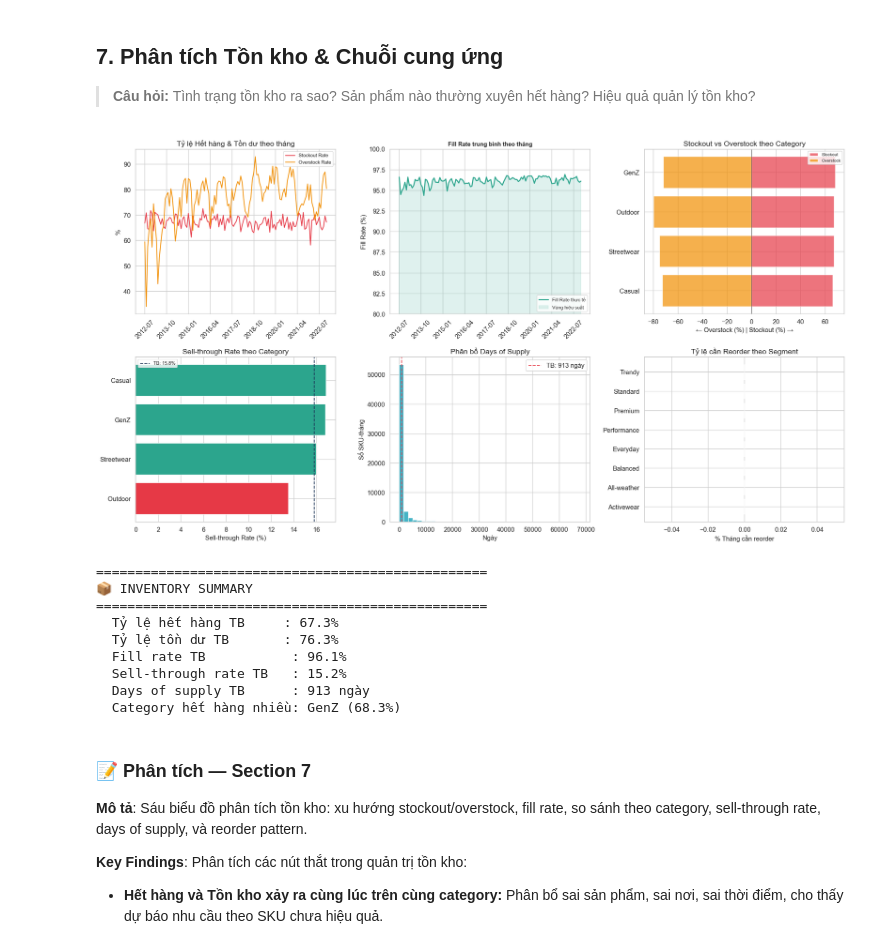
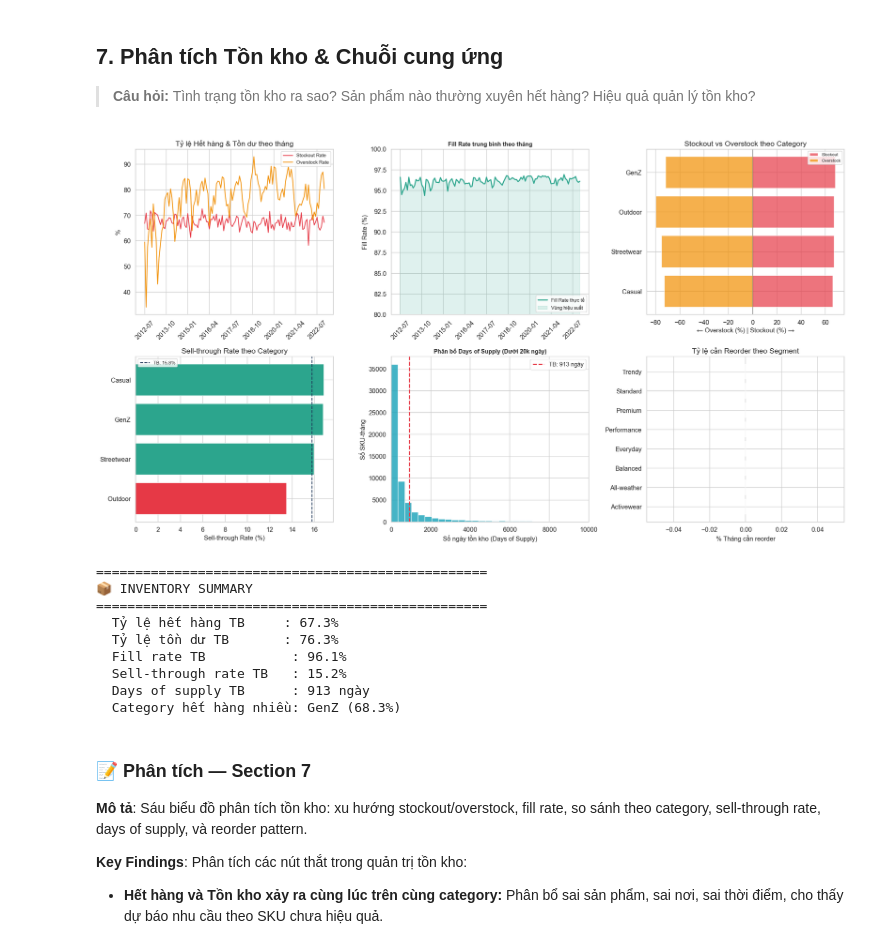
Before and after one commit to trieutienthanh284/Datathon2026, a Jupyter notebook: P2_EDA_Visualization.ipynb, the cells around one changed output. Saved outputs shown, nothing was run; the diff lists cells and outputs as text; code cells hidden in the pictures.

```diff
--- a/P2_EDA_Visualization.ipynb
+++ b/P2_EDA_Visualization.ipynb
@@ -855,39 +852,41 @@ axes[1,0].barh(cat_st['category'], cat_st['avg_sell_through']*100, color=colors_
 axes[1,0].axvline(cat_st['avg_sell_through'].mean()*100, color=COLORS['dark'], linestyle='--',
                   label=f"TB: {cat_st['avg_sell_through'].mean()*100:.1f}%")
 axes[1,0].set_title('Sell-through Rate theo Category')
 axes[1,0].set_xlabel('Sell-through Rate (%)'); axes[1,0].legend(fontsize=9)
 
 # 5. Days of supply distribution
-axes[1,1].hist(inventory['days_of_supply'].dropna(), bins=40, color=COLORS['teal'], edgecolor='white', alpha=0.8)
+axes[1,1].hist(inventory['days_of_supply'].dropna(), bins=200, color=COLORS['teal'], edgecolor='white', alpha=0.8)
 avg_dos = inventory['days_of_supply'].mean()
-axes[1,1].axvline(avg_dos, color=COLORS['danger'], linestyle='--', label=f'TB: {avg_dos:.0f} ngày')
-axes[1,1].set_title('Phân bổ Days of Supply')
-axes[1,1].set_xlabel('Ngày'); axes[1,1].set_ylabel('Số SKU-tháng')
-axes[1,1].legend()
+axes[1,1].axvline(avg_dos, color=COLORS['danger'], linestyle='--', linewidth=2, label=f'TB: {avg_dos:.0f} ngày')
+axes[1,1].set_xlim(0, 10000)
+axes[1,1].set_title('Phân bổ Days of Supply (Dưới 20k ngày)', fontsize=11, fontweight='bold')
+axes[1,1].set_xlabel('Số ngày tồn kho (Days of Supply)')
+axes[1,1].set_ylabel('Số SKU-tháng')
+axes[1,1].legend(loc='upper right', fontsize=11)
 
 # 6. Reorder flag analysis by segment
 seg_inv = inventory.groupby('segment').agg(
     reorder_rate=('reorder_flag', 'mean'),
     stockout_rate=('stockout_flag', 'mean'),
     avg_stock=('stock_on_hand', 'mean')
 ).reset_index().sort_values('reorder_rate', ascending=True)
 axes[1,2].barh(seg_inv['segment'], seg_inv['reorder_rate']*100, color=COLORS['purple'], edgecolor='white')
 axes[1,2].set_title('Tỷ lệ cần Reorder theo Segment')
 axes[1,2].set_xlabel('% Tháng cần reorder')
 
 plt.tight_layout(); plt.show()
 
 print(f"\n{'='*50}")
 print(f"📦 INVENTORY SUMMARY")
 print(f"{'='*50}")
 print(f"  Tỷ lệ hết hàng TB     : {inventory['stockout_flag'].mean()*100:.1f}%")
 print(f"  Tỷ lệ tồn dư TB       : {inventory['overstock_flag'].mean()*100:.1f}%")
 print(f"  Fill rate TB           : {inventory['fill_rate'].mean()*100:.1f}%")
 print(f"  Sell-through rate TB   : {inventory['sell_through_rate'].mean()*100:.1f}%")
 print(f"  Days of supply TB      : {avg_dos:.0f} ngày")
 print(f"  Category hết hàng nhiều: {cat_stockout.iloc[-1]['category']} ({cat_stockout.iloc[-1]['stockout_rate']*100:.1f}%)")
 # %% [output]
-[figure, old version]
+[figure, new version]
 ==================================================
 📦 INVENTORY SUMMARY
 ==================================================
```
Also changed, not shown: parts of 2 cells of this notebook.
